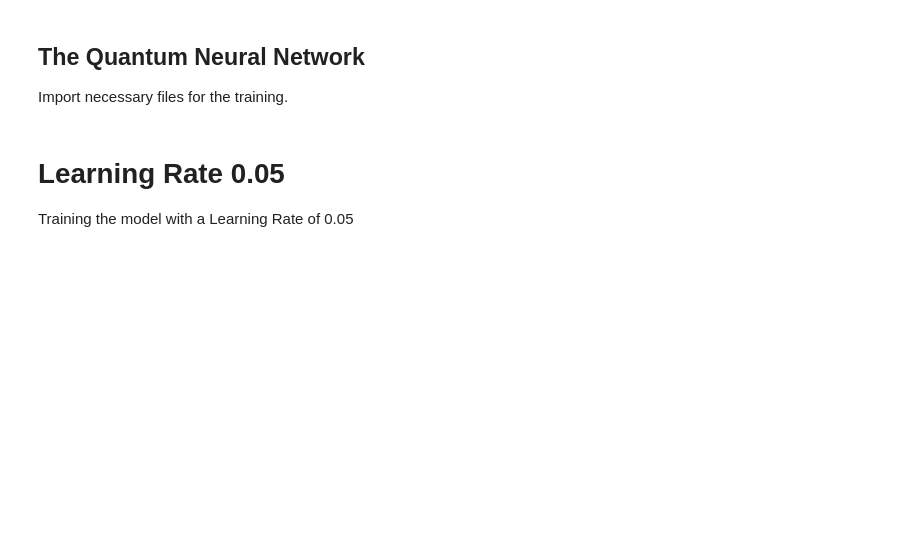
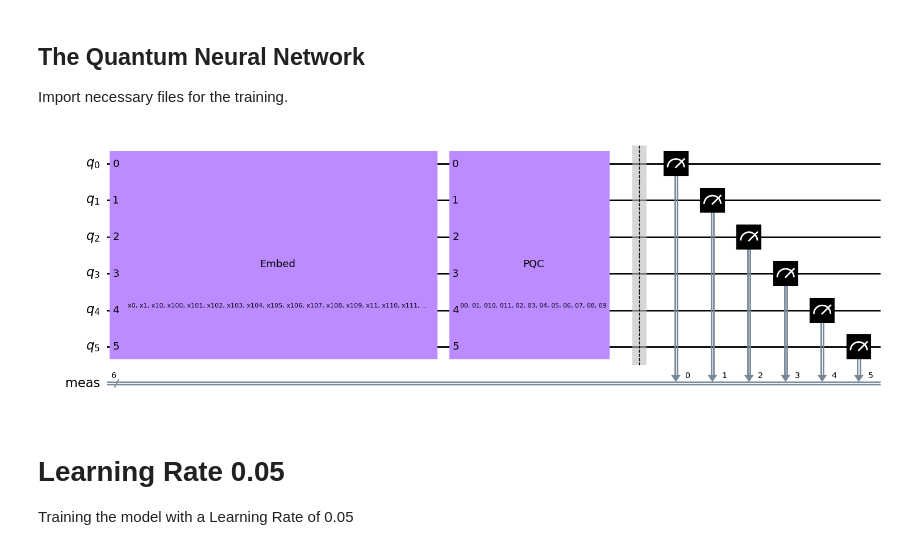
Before and after one commit to anas-ansri/classification_using_qnn, a Jupyter notebook: Quasar_Detection_using_QNN.ipynb, the cells around one changed output. Saved outputs shown, nothing was run; the diff lists cells and outputs as text; code cells hidden in the pictures; blank space fills up the shorter version.

```diff
--- a/Quasar_Detection_using_QNN.ipynb
+++ b/Quasar_Detection_using_QNN.ipynb
@@ -237,16 +236,13 @@ for i in range(n_samples_show):
 
 Import necessary files for the training.
 # %%
+
 from qiskit import Aer, QuantumCircuit
 from qiskit.circuit.parameter import Parameter
 from qiskit_machine_learning.connectors import TorchConnector
-from qiskit.utils import QuantumInstance
-from torch.nn import Linear, CrossEntropyLoss, MSELoss
-from torch.optim import LBFGS, SGD,Adam
+from torch.nn import CrossEntropyLoss
+from torch.optim import LBFGS
 from PyFiles.QNN import circuit15, encoding, parity
-from qiskit.circuit.library import RealAmplitudes, ZZFeatureMap
-from qiskit_machine_learning.algorithms.classifiers import NeuralNetworkClassifier, VQC
-from qiskit.algorithms.optimizers import COBYLA, L_BFGS_B
 from qiskit_machine_learning.neural_networks import SamplerQNN
 from qiskit.primitives import Sampler
 
@@ -263,33 +259,43 @@ np.random.seed(3)
 nqubits=6
 num_inputs=256
 qc = QuantumCircuit(nqubits)
 
 # Encoding
 param_x=[];
 for i in range(num_inputs):
     param_x.append(Parameter('x'+str(i)))
 for i in range(8):
     param_x.append(np.pi/2)
 
 
 feature_map = encoding(qc,param_x,22)
 
 
 # Optimzing circuit PQC
 param_y=[];
 for i in range(nqubits*2):
     param_y.append(Parameter('θ'+str(i)))
 
 ansatz=circuit15(qc,param_y)
 
 qc.append(feature_map, range(nqubits))
 qc.append(ansatz, range(nqubits))
 
 # qnn2 = CircuitQNN(qc, input_params=feature_map.parameters, weight_params=ansatz.parameters,
 #                   interpret=parity, output_shape=2, quantum_instance=qi)
 qnn2 = SamplerQNN(circuit= qc,  input_params=feature_map.parameters, weight_params=ansatz.parameters,
                   interpret=parity, output_shape=2, sampler= sampler)
 initial_weights = 0.1*(2*np.random.rand(qnn2.num_weights) - 1)
+
+
+
+#Visualizing the circuit
+# qc.draw(output='mpl')
+# Explaining the circuit
+qnn2._circuit.draw(output='mpl')
+# Description about the circuit
+# %% [output]
+[figure, added]
 # %% [markdown]
 # Learning Rate 0.05
 
```
Also changed, not shown: parts of 9 cells of this notebook, 1 other file.
